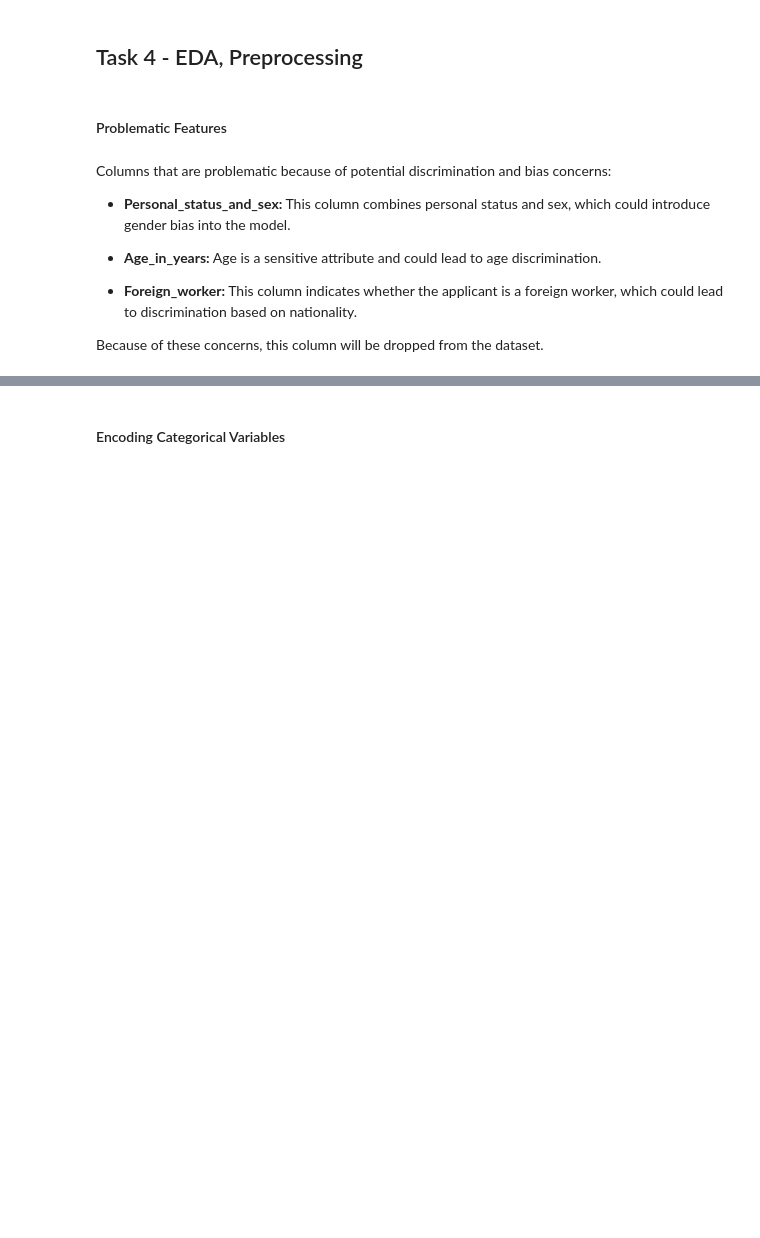
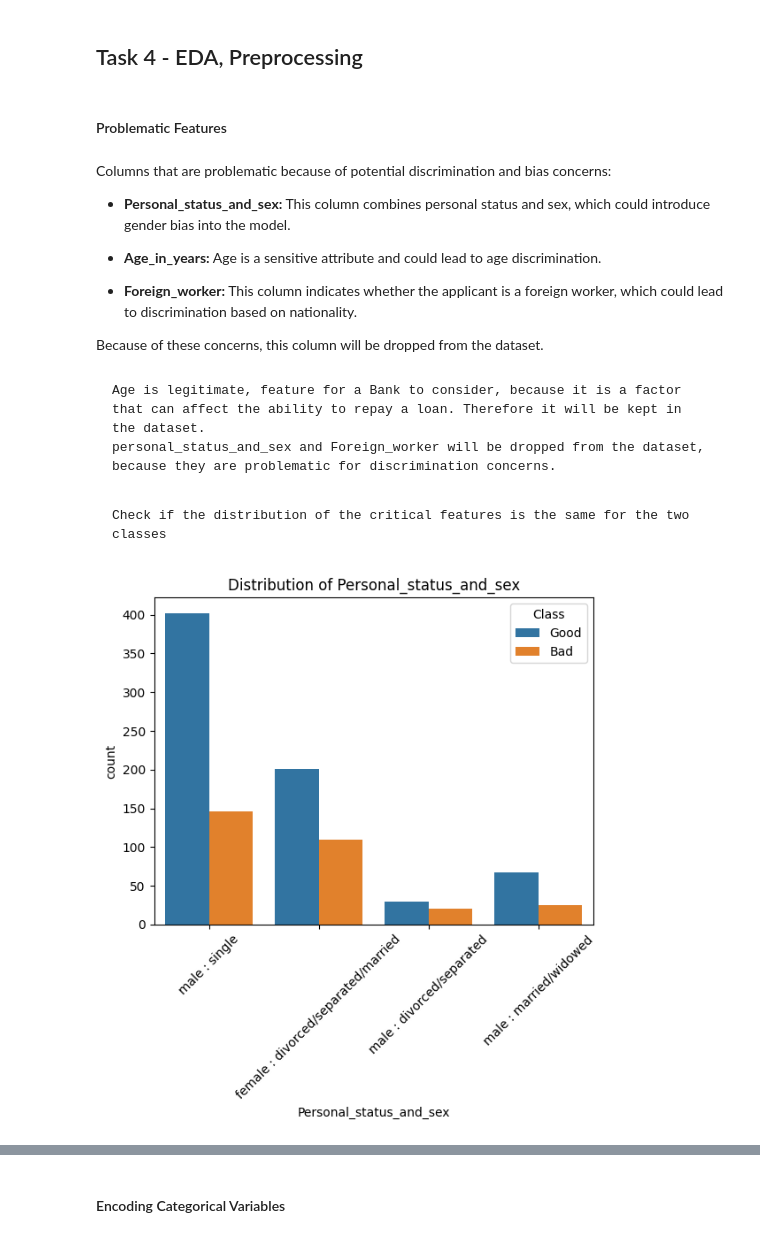
Before and after one commit to GittiGitus/Deep_Learning, a Jupyter notebook: experiments.ipynb, the cells around one changed output, grey strips where cells are left out. Saved outputs shown, nothing was run; the diff lists cells and outputs as text; code cells hidden in the pictures; blank space fills up the shorter version.

```diff
--- a/experiments.ipynb
+++ b/experiments.ipynb
@@ -398,3 +398,18 @@ Columns that are problematic because of potential discrimination and bias concer
 - **Foreign_worker:** This column indicates whether the applicant is a foreign worker, which could lead to discrimination based on nationality.
 
 Because of these concerns, this column will be dropped from the dataset.
+# %% [markdown]
+    Age is legitimate, feature for a Bank to consider, because it is a factor that can affect the ability to repay a loan. Therefore it will be kept in the dataset.
+    personal_status_and_sex and Foreign_worker will be dropped from the dataset, because they are problematic for discrimination concerns.
+# %% [markdown]
+    Check if the distribution of the critical features is the same for the two classes
+# %%
+# Check distribution of Personal Status and Sex
+sns.countplot(data=df, x='Personal_status_and_sex', hue='Class')
+plt.title('Distribution of Personal_status_and_sex')
+plt.xlabel
+# Flip the x-axis labels
+plt.xticks(rotation=45)
+plt.show()
+# %% [output]
+[figure, added]
```
Also changed, not shown: parts of 13 cells of this notebook.
